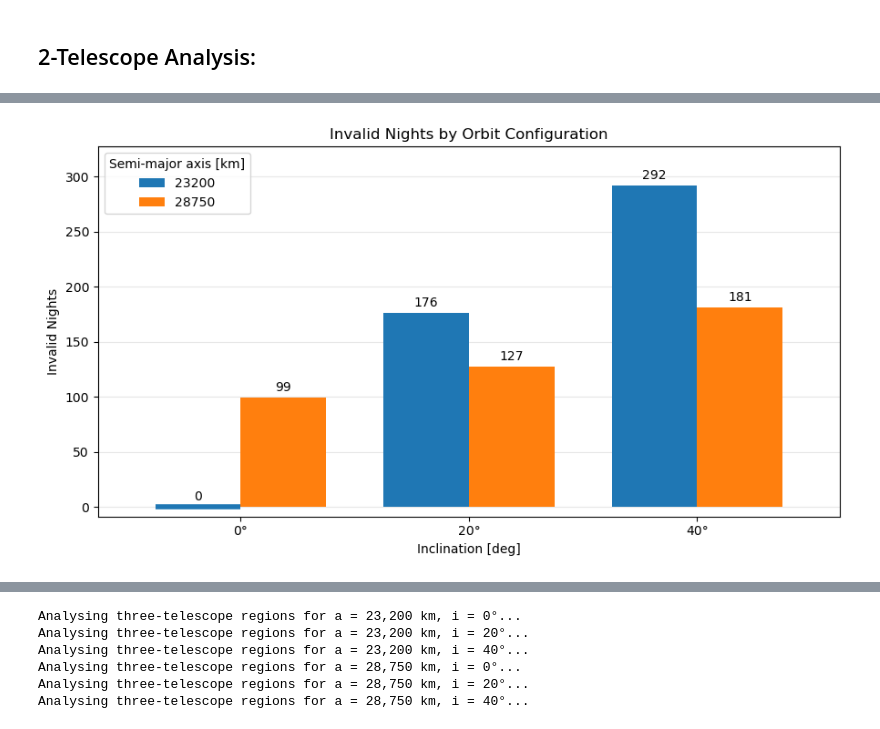
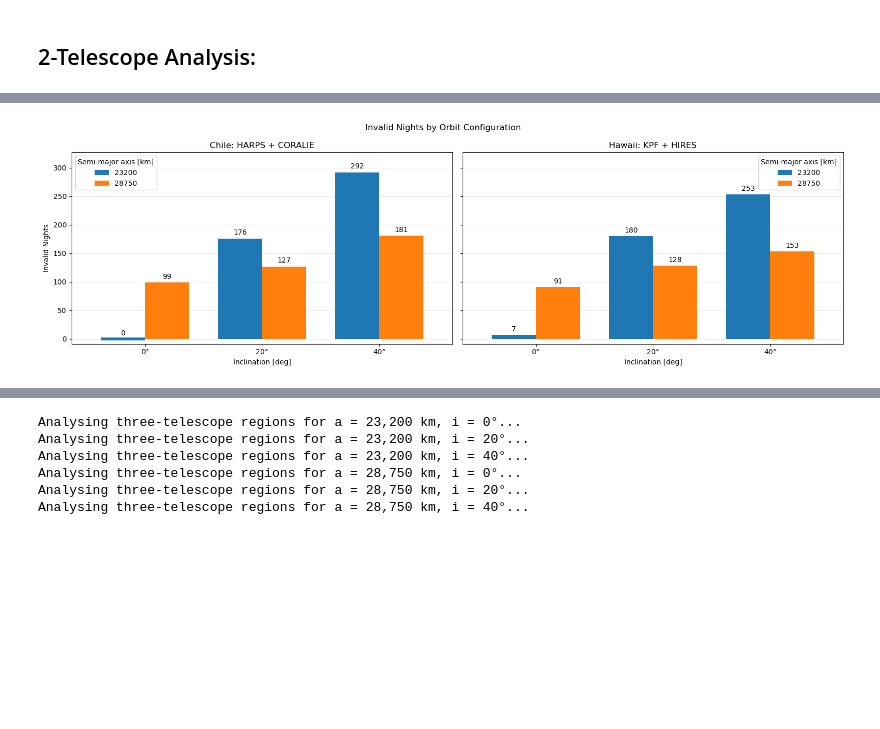
Before and after one commit to pscleo/NuAncestor, a Jupyter notebook: FreeFlyer/scheduling.ipynb, the cells around one changed output, grey strips where cells are left out. Saved outputs shown, nothing was run; the diff lists cells and outputs as text; code cells hidden in the pictures; blank space fills up the shorter version.

Commit message:
big scheduling update. 3-telescope became a bit better (no longer either all or none) + smart scheduling

```diff
--- a/FreeFlyer/scheduling.ipynb
+++ b/FreeFlyer/scheduling.ipynb
@@ -733,10 +528,12 @@ if SAVE_TABLES:
     output = BASE / "scheduling_tables"
     output.mkdir(parents=True, exist_ok=True)
 
-    scheduling_summary.to_csv(
-        output / "scheduling_summary.csv", index=False)
-    selected_schedule.to_csv(
-        output / "HARPS_CORALIE_schedule.csv", index=False)
+    scheduling_summary.to_csv(output / "selected_telescope_scheduling_summary.csv", index=False)
+    simulation_summary.to_csv(output / "selected_telescope_individual_summary.csv", index=False)
+
+    for region_name, schedule in selected_schedules.items():
+        telescope_label = "_".join(TWO_TELESCOPE_REGIONS[region_name]["names"])
+        schedule.to_csv(output / f"{region_name}_{telescope_label}_schedule.csv", index=False)
 # %%
 # Scheduling heatmaps for all orbit cases
 
@@ -947,62 +647,40 @@ Invalid Nights
 # %%
-# Invalid nights for each orbit case
+# Invalid nights for each orbit case and region
 
-invalid_nights_plot = invalid_night_table.pivot(
-    index="Inclination [deg]",
-    columns="Semi-major axis [km]",
-    values="Invalid Nights")
+fig, axes = plt.subplots(1, len(TWO_TELESCOPE_REGIONS), figsize=(16, 5), sharey=True, squeeze=False)
 
-ax = invalid_nights_plot.plot(
-    kind="bar",
-    figsize=(9, 5),
-    color=["#1f77b4", "#ff7f0e"],
-    width=0.75)
+for ax, (region_name, region) in zip(axes[0], TWO_TELESCOPE_REGIONS.items()):
+    region_data = invalid_night_table[invalid_night_table["Region"] == region_name]
+    invalid_nights_plot = region_data.pivot(index="Inclination [deg]", columns="Semi-major axis [km]", values="Invalid Nights")
+    invalid_nights_plot.plot(kind="bar", ax=ax, color=["#1f77b4", "#ff7f0e"], width=0.75)
 
-ax.set_title("Invalid Nights by Orbit Configuration")
-ax.set_xlabel( "Inclination [deg]")
-ax.set_ylabel("Invalid Nights")
-ax.set_xticklabels(
-    [f"{inclination:g}°"
-     for inclination in invalid_nights_plot.index],
-    rotation=0)
-ax.legend(title="Semi-major axis [km]")
+    ax.set_title(f"{region_name}: {' + '.join(region['names'])}")
+    ax.set_xlabel("Inclination [deg]")
+    ax.set_xticklabels([f"{inclination:g}°" for inclination in invalid_nights_plot.index], rotation=0)
+    ax.legend(title="Semi-major axis [km]")
+    ax.grid(axis="y", alpha=0.3)
+    ax.set_axisbelow(True)
 
-ax.grid(axis="y", alpha=0.3)
-ax.set_axisbelow(True)
+    for container in ax.containers:
+        ax.bar_label(container, padding=3)
+        for bar, value in zip(container, container.datavalues):
+            if value == 0:
+                ax.hlines(y=0, xmin=bar.get_x(), xmax=bar.get_x() + bar.get_width(), color=bar.get_facecolor(), linewidth=4, zorder=4)
 
-maximum_value = invalid_nights_plot.to_numpy().max()
-ax.set_ylim(
-    -max(0.5, maximum_value * 0.03),
-    max(1, maximum_value * 1.12))
-
-for container in ax.containers:
-    ax.bar_label(container, padding=3)
-
-    for bar, value in zip(
-            container,
-            container.datavalues):
-        if value == 0:
-            ax.hlines(
-                y=0,
-                xmin=bar.get_x(),
-                xmax=bar.get_x() + bar.get_width(),
-                color=bar.get_facecolor(),
-                linewidth=4,
-                zorder=4)
-
-plt.tight_layout()
+maximum_value = invalid_night_table["Invalid Nights"].max()
+axes[0, 0].set_ylim(-max(0.5, maximum_value * 0.03), max(1, maximum_value * 1.12))
+axes[0, 0].set_ylabel("Invalid Nights")
+fig.suptitle("Invalid Nights by Orbit Configuration")
+fig.tight_layout()
 
 if SAVE_FIGURES:
     output = BASE / "scheduling_plots"
     output.mkdir(parents=True, exist_ok=True)
-
-    plt.savefig(
-        output / "invalid_nights_by_orbit.png",
-        dpi=300, bbox_inches="tight")
+    fig.savefig(output / "selected_telescope_invalid_nights_by_orbit.png", dpi=300, bbox_inches="tight")
 
 plt.show()
 # %% [output]
-[figure, old version]
+[figure, new version]
 # %% [markdown]
 ## 3-Telescope Analysis:
 
```
Also changed, not shown: parts of 30 cells of this notebook, 3 other files.
